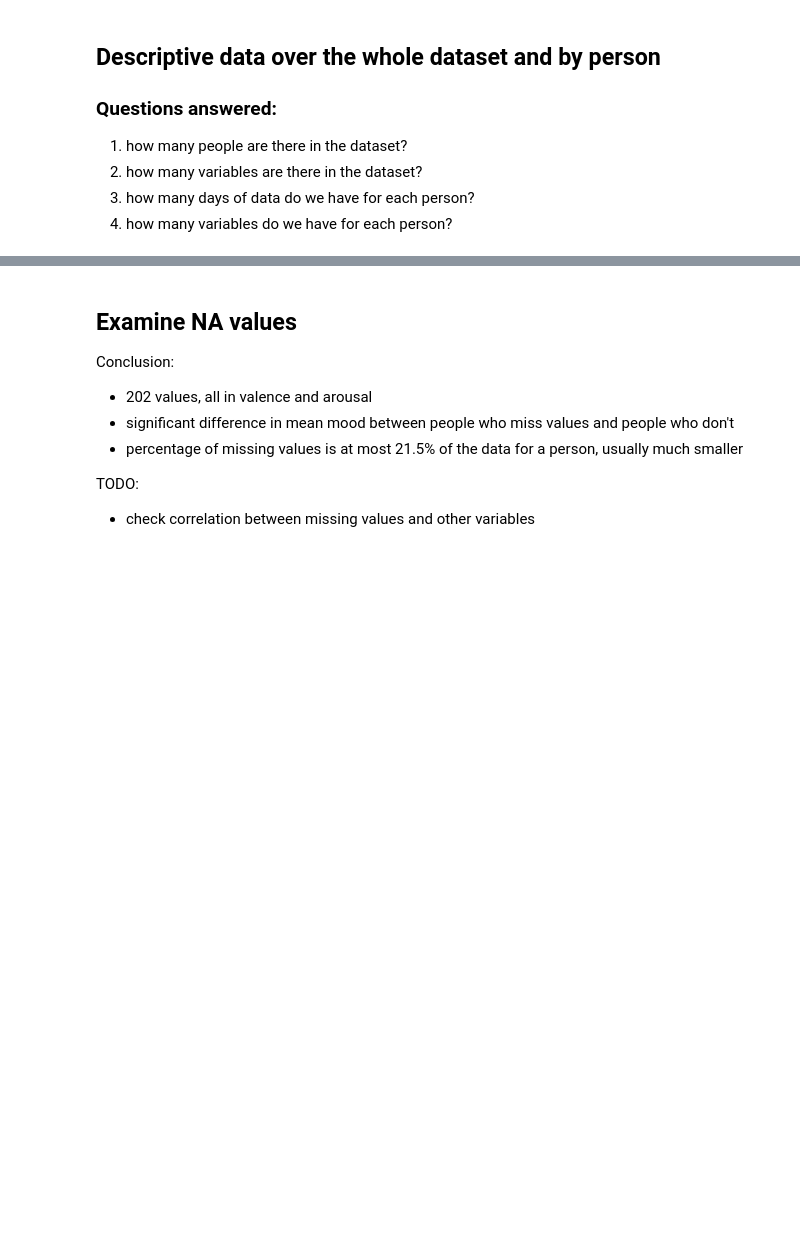
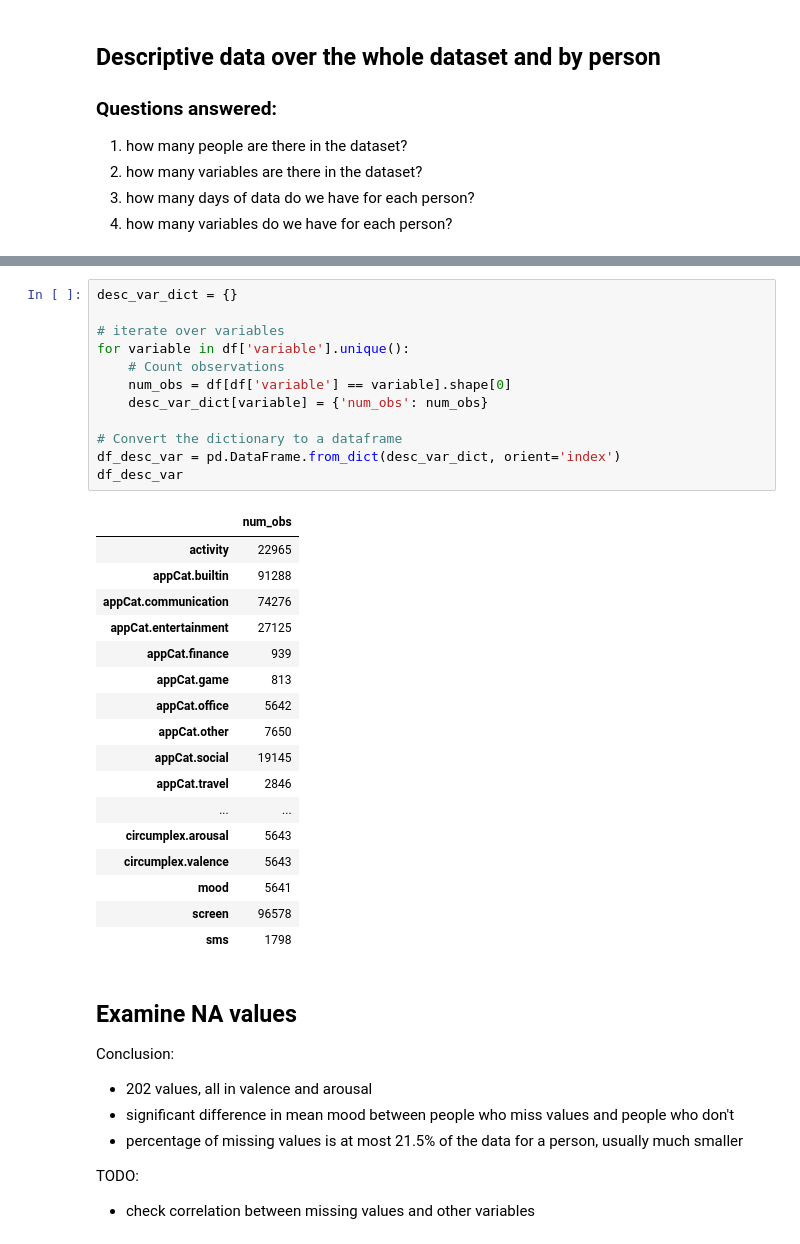
Before and after one commit to rapsac2010/learning-to-rank-expedia-vu, a Jupyter notebook: src/test.ipynb, the cells around one changed output, grey strips where cells are left out. Drawn from its saved outputs; the diff is of its cells as text; blank space fills up the shorter version.

```diff
--- a/src/test.ipynb
+++ b/src/test.ipynb
@@ -97,6 +102,36 @@ There are 19 variables in the dataset.
 | AS14.31 | 17 | 88 | 11889 | 7.005051 |
 | AS14.32 | 16 | 86 | 11193 | 7.531250 |
 | AS14.33 | 17 | 102 | 16390 | 6.562500 |
+# %%
+desc_var_dict = {}
+
+# iterate over variables
+for variable in df['variable'].unique():
+    # Count observations
+    num_obs = df[df['variable'] == variable].shape[0]
+    desc_var_dict[variable] = {'num_obs': num_obs}
+
+# Convert the dictionary to a dataframe
+df_desc_var = pd.DataFrame.from_dict(desc_var_dict, orient='index')
+df_desc_var
+# %% [output]
+|  | num_obs |
+| activity | 22965 |
+| appCat.builtin | 91288 |
+| appCat.communication | 74276 |
+| appCat.entertainment | 27125 |
+| appCat.finance | 939 |
+| appCat.game | 813 |
+| appCat.office | 5642 |
+| appCat.other | 7650 |
+| appCat.social | 19145 |
+| appCat.travel | 2846 |
+| ... | ... |
+| circumplex.arousal | 5643 |
+| circumplex.valence | 5643 |
+| mood | 5641 |
+| screen | 96578 |
+| sms | 1798 |
 # %% [markdown]
 ## Examine NA values
 
```
Also changed, not shown: parts of 8 cells of this notebook, 1 other file.
